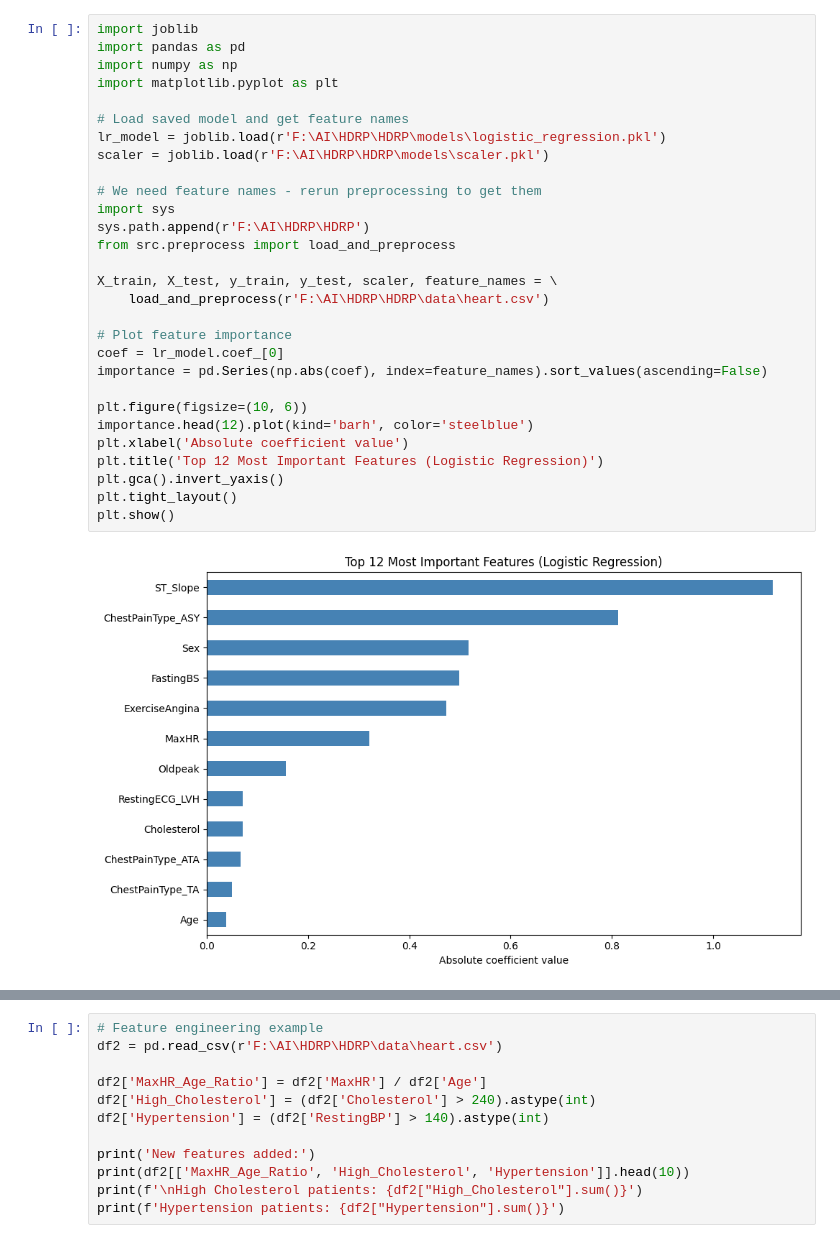
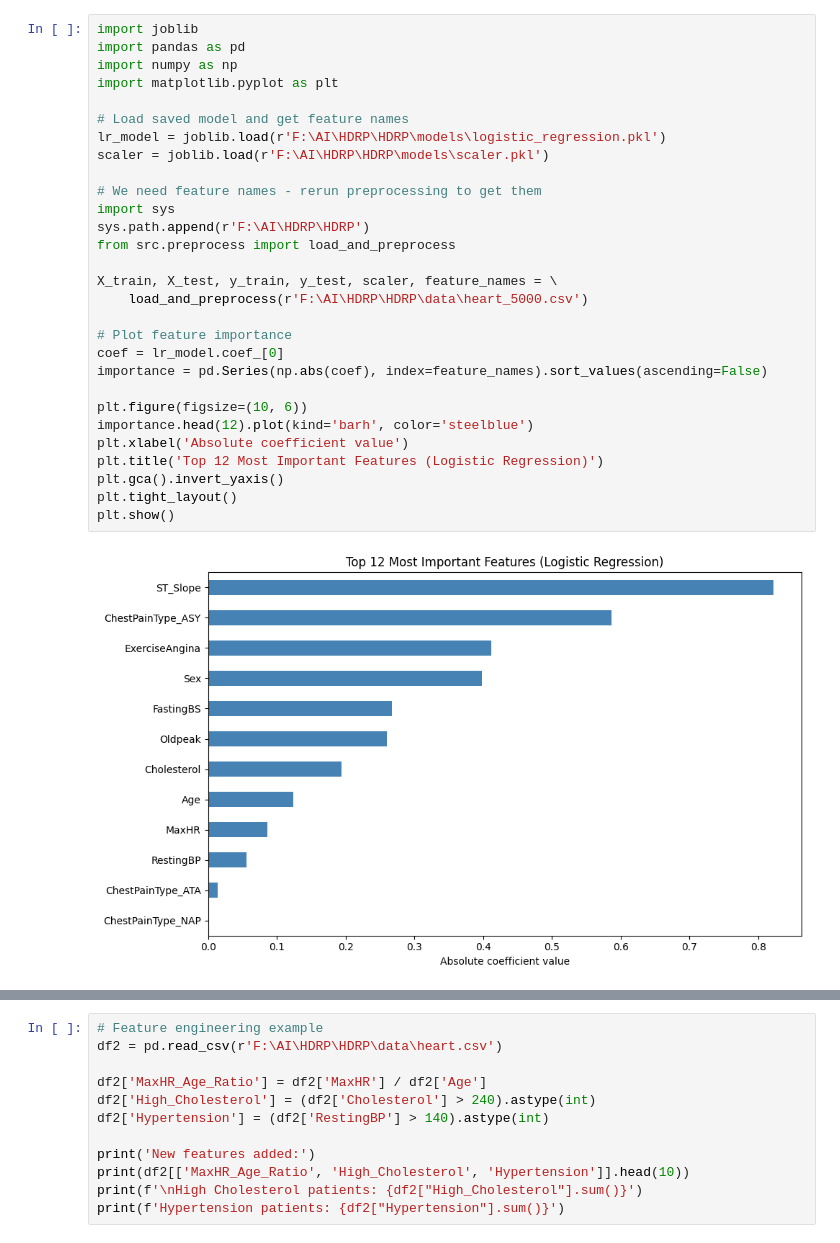
Before and after one commit to usmankk1/heart-disease-risk-predictor, a Jupyter notebook: notebooks/exploration.ipynb, the cells around one changed output, grey strips where cells are left out. Saved outputs shown, nothing was run; the diff lists cells and outputs as text.

```diff
--- a/notebooks/exploration.ipynb
+++ b/notebooks/exploration.ipynb
@@ -70,31 +89,31 @@ plt.show()
 # %%
 import joblib
 import pandas as pd
 import numpy as np
 import matplotlib.pyplot as plt
 
 # Load saved model and get feature names
 lr_model = joblib.load(r'F:\AI\HDRP\HDRP\models\logistic_regression.pkl')
 scaler = joblib.load(r'F:\AI\HDRP\HDRP\models\scaler.pkl')
 
 # We need feature names - rerun preprocessing to get them
 import sys
 sys.path.append(r'F:\AI\HDRP\HDRP')
 from src.preprocess import load_and_preprocess
 
 X_train, X_test, y_train, y_test, scaler, feature_names = \
-    load_and_preprocess(r'F:\AI\HDRP\HDRP\data\heart.csv')
+    load_and_preprocess(r'F:\AI\HDRP\HDRP\data\heart_5000.csv')
 
 # Plot feature importance
 coef = lr_model.coef_[0]
 importance = pd.Series(np.abs(coef), index=feature_names).sort_values(ascending=False)
 
 plt.figure(figsize=(10, 6))
 importance.head(12).plot(kind='barh', color='steelblue')
 plt.xlabel('Absolute coefficient value')
 plt.title('Top 12 Most Important Features (Logistic Regression)')
 plt.gca().invert_yaxis()
 plt.tight_layout()
 plt.show()
 # %% [output]
-[figure, old version]
+[figure, new version]
```
Also changed, not shown: parts of 24 cells of this notebook, 20 other files.
